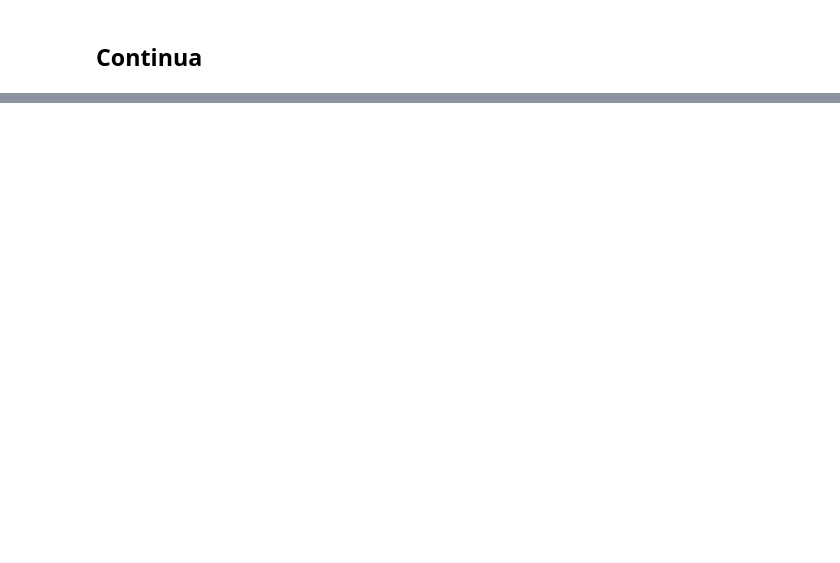
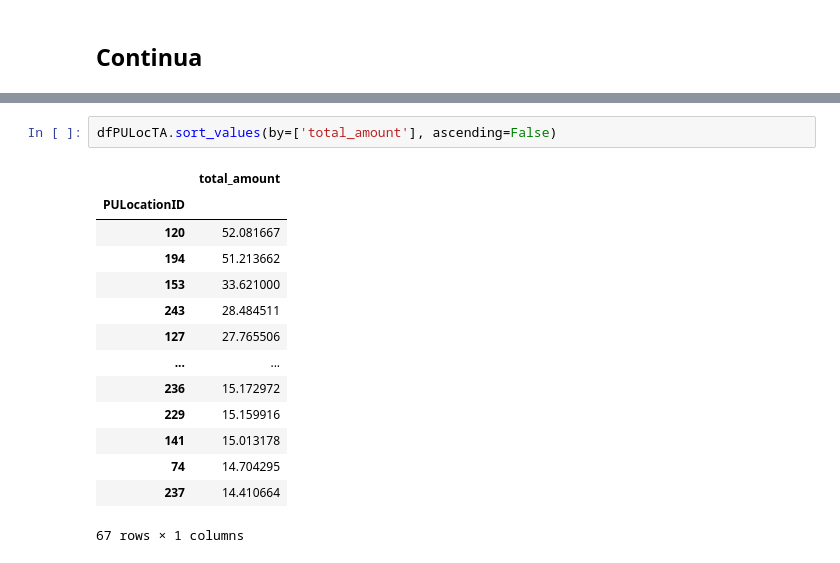
Before and after one commit to AbeRodz/Machine-learning, a Jupyter notebook: AnalisisJP2.ipynb, the cells around one changed output, grey strips where cells are left out. Drawn from its saved outputs; the diff is of its cells as text; blank space fills up the shorter version.

```diff
--- a/AnalisisJP2.ipynb
+++ b/AnalisisJP2.ipynb
@@ -340,0 +332,17 @@ Text(0.5, 1.0, 'Heatmap of payments')
+# %%
+dfPULocTA.sort_values(by=['total_amount'], ascending=False)
+# %% [output]
+|  | total_amount |
+| PULocationID |  |
+| 120 | 52.081667 |
+| 194 | 51.213662 |
+| 153 | 33.621000 |
+| 243 | 28.484511 |
+| 127 | 27.765506 |
+| ... | ... |
+| 236 | 15.172972 |
+| 229 | 15.159916 |
+| 141 | 15.013178 |
+| 74 | 14.704295 |
+| 237 | 14.410664 |
+67 rows × 1 columns
```
Also changed, not shown: parts of 10 cells of this notebook, 1 other file.
